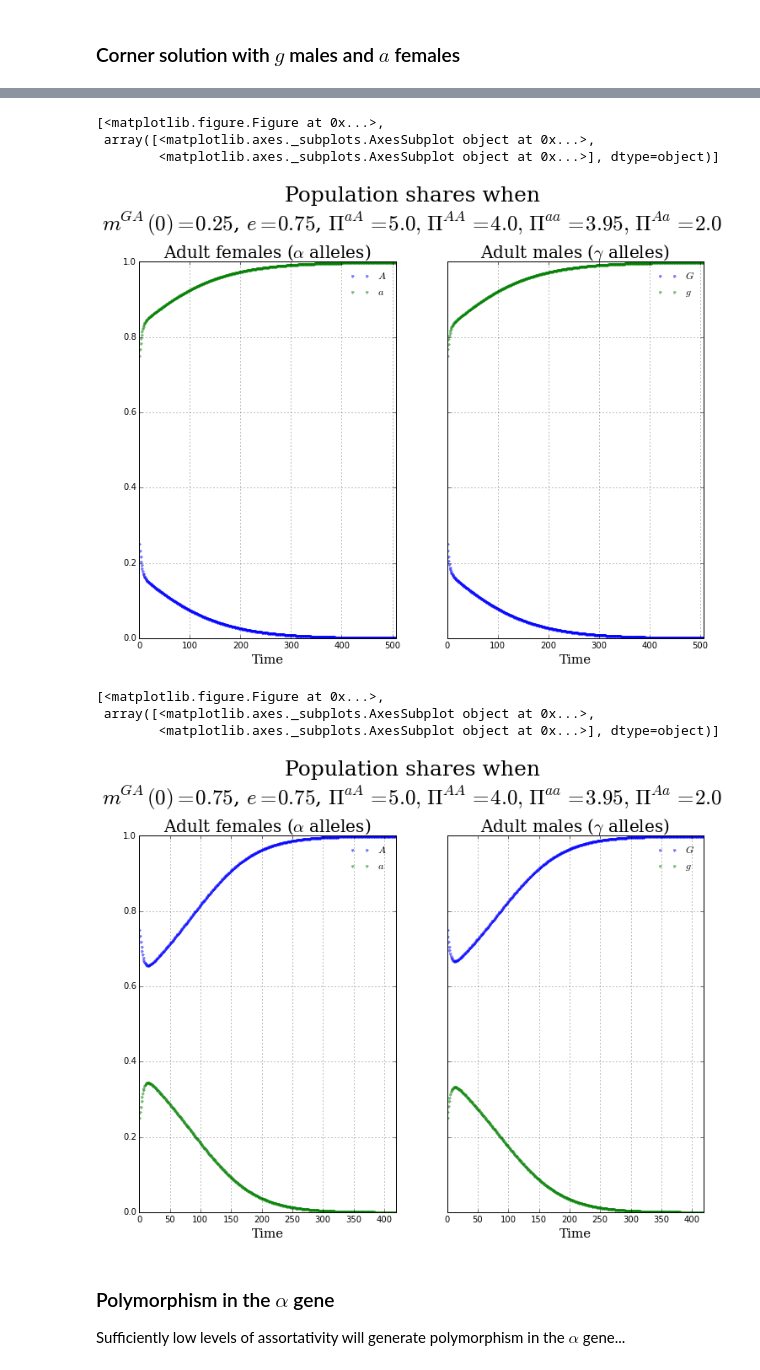
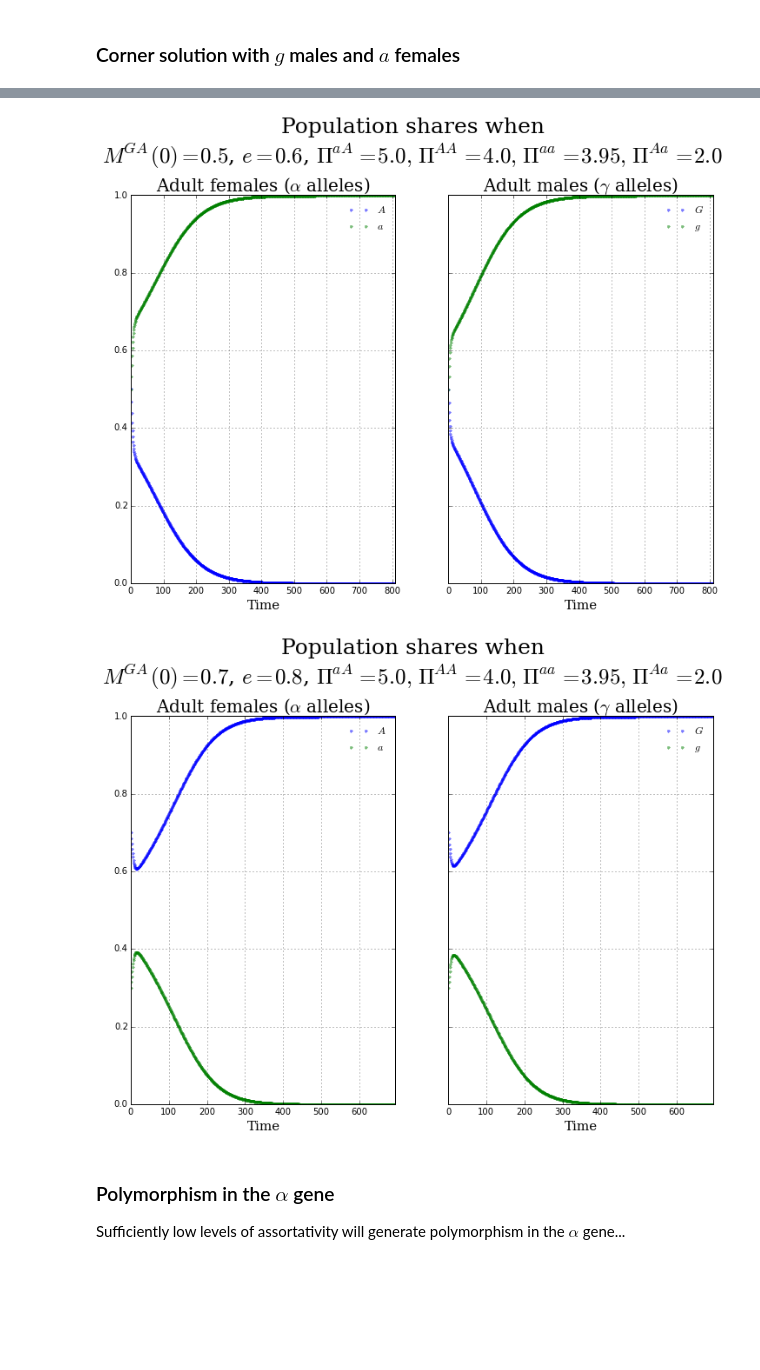
Before and after one commit to davidrpugh/population-ecology-approach, a Jupyter notebook: src/Wright-Bergstrom.ipynb, the cells around one changed output, grey strips where cells are left out. Saved outputs shown, nothing was run; the diff lists cells and outputs as text; code cells hidden in the pictures; blank space fills up the shorter version.

```diff
--- a/src/Wright-Bergstrom.ipynb
+++ b/src/Wright-Bergstrom.ipynb
@@ -292,10 +292,10 @@ def plot_isolated_subpopulations_simulation(simulator, mGA0, T=None, rtol=None,
 
     # figure title
     if not share:
-        fig_title = ('Numbers when\n$m^{{GA}}(0)={0}$, $e={e}$, ' +
+        fig_title = ('Numbers when\n$^M{{GA}}(0)={0}$, $e={e}$, ' +
                      r'$\Pi^{{aA}}={PiaA},\ \Pi^{{AA}}={PiAA},\ \Pi^{{aa}}={Piaa},\ \Pi^{{Aa}}={PiAa}$')
     else:
-        fig_title = ('Population shares when\n$m^{{GA}}(0)={0}$, $e={e}$, ' +
+        fig_title = ('Population shares when\n$M^{{GA}}(0)={0}$, $e={e}$, ' +
                      r'$\Pi^{{aA}}={PiaA},\ \Pi^{{AA}}={PiAA},\ \Pi^{{aa}}={Piaa},\ \Pi^{{Aa}}={PiAa}$')
 
     fig.suptitle(fig_title.format(mGA0, **params), x=0.5, y=1.05, fontsize=25, family='serif')
@@ -368,25 +370,23 @@ plt.savefig('../images/selfish_corner_solution.jpeg', bbox_inches='tight')
 # %%
-example_params = {'PiAA': 4.0, 'PiAa': 2.0, 'PiaA': 5.0, 'Piaa': 3.95, 'c': 2.0, 'e': 0.75}
-plot_isolated_subpopulations_simulation(wright_bergstrom_simulator, mGA0=0.25, rtol=1e-4,
+example_params = {'PiAA': 4.0, 'PiAa': 2.0, 'PiaA': 5.0, 'Piaa': 3.95, 'c': 2.0, 'e': 0.6}
+plot_isolated_subpopulations_simulation(wright_bergstrom_simulator, mGA0=0.5, rtol=1e-6,
                                         males='gamma_allele', females='alpha_allele', share=True,
                                         **example_params)
-#plt.savefig('../images/selfish_corner_solution.jpeg', bbox_inches='tight')
+
+plt.savefig('../images/multiple_equilibria_simulation_1.jpeg', bbox_inches='tight')
+plt.savefig('../images/multiple_equilibria_simulation_1.pdf', bbox_inches='tight')
 # %% [output]
-[<matplotlib.figure.Figure at 0x...>,
- array([<matplotlib.axes._subplots.AxesSubplot object at 0x...>,
-        <matplotlib.axes._subplots.AxesSubplot object at 0x...>], dtype=object)]
-[figure, old version]
+[figure, new version]
 # %%
-example_params = {'PiAA': 4.0, 'PiAa': 2.0, 'PiaA': 5.0, 'Piaa': 3.95, 'c': 2.0, 'e': 0.75}
-plot_isolated_subpopulations_simulation(wright_bergstrom_simulator, mGA0=0.75, rtol=1e-4,
+example_params = {'PiAA': 4.0, 'PiAa': 2.0, 'PiaA': 5.0, 'Piaa': 3.95, 'c': 2.0, 'e': 0.8}
+plot_isolated_subpopulations_simulation(wright_bergstrom_simulator, mGA0=0.7, rtol=1e-6,
                                         males='gamma_allele', females='alpha_allele', share=True,
                                         **example_params)
-plt.savefig('../images/selfish_corner_solution.jpeg', bbox_inches='tight')
+
+plt.savefig('../images/multiple_equilibria_simulation_2.jpeg', bbox_inches='tight')
+plt.savefig('../images/multiple_equilibria_simulation_2.pdf', bbox_inches='tight')
 # %% [output]
-[<matplotlib.figure.Figure at 0x...>,
- array([<matplotlib.axes._subplots.AxesSubplot object at 0x...>,
-        <matplotlib.axes._subplots.AxesSubplot object at 0x...>], dtype=object)]
-[figure, old version]
+[figure, new version]
 # %% [markdown]
 ### Polymorphism in the $\alpha$ gene
 
```
Also changed, not shown: parts of 17 cells of this notebook, 2 other files.
